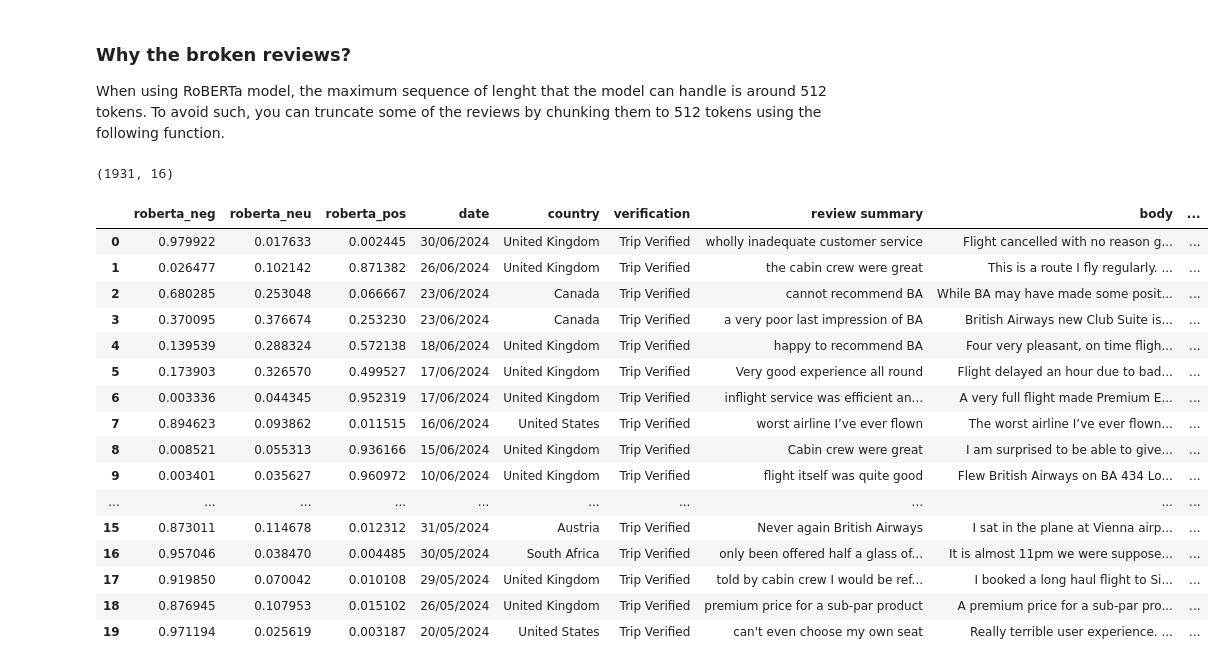
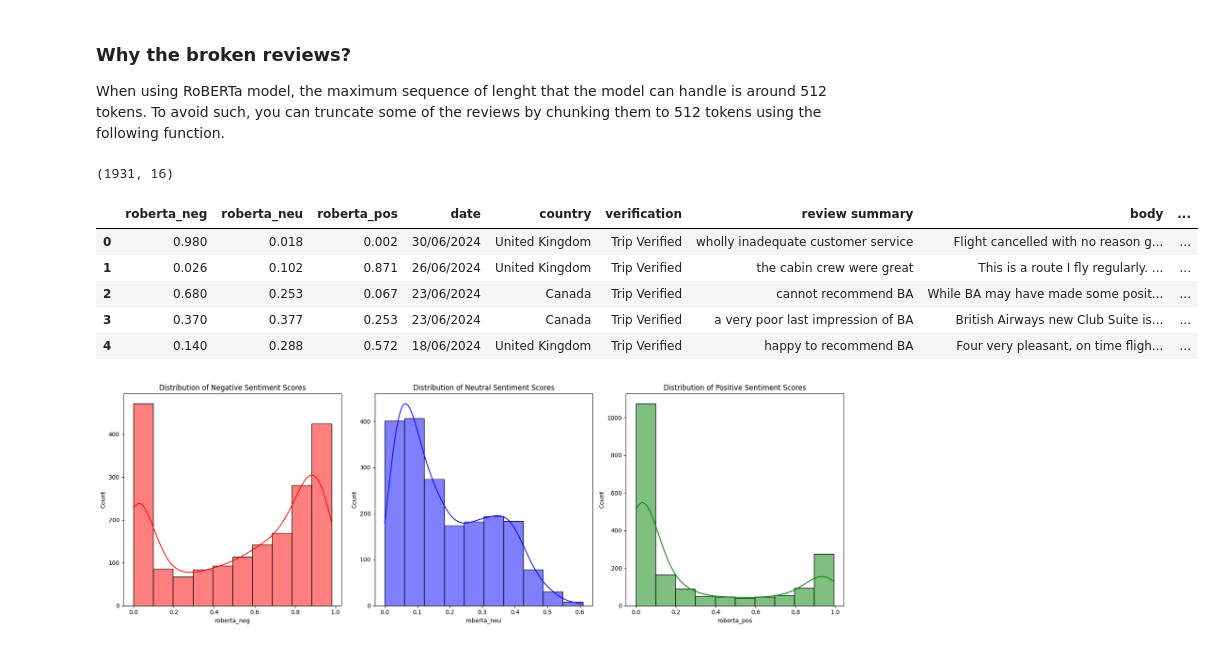
Before and after one commit to Ukomah/Customer-sentiment-analysis-for-british-airways-reviews, a Jupyter notebook: ba_reviews_analysis.ipynb, the cells around one changed output. Cells and saved outputs as stored; diff of their text form; code cells hidden in the pictures.

```diff
--- a/ba_reviews_analysis.ipynb
+++ b/ba_reviews_analysis.ipynb
@@ -248,6 +248,9 @@ def polarity_scores_roberta(text: str, max_length: int = 512):
         # Apply softmax to get probabilities
         scores = softmax(scores)
 
+        # Round the scores to 3 decimal places
+        scores = np.round(scores, 3)
+
         # Map the scores to a dictionary
         scores_dict = {
             'roberta_neg': scores[0],
@@ -339,25 +342,30 @@ When using RoBERTa model, the maximum sequence of lenght that the model can hand
 # %%
 # Convert the results to a DataFrame
 result_df = pd.DataFrame(res).T
 result_df  = result_df .merge(df, left_index=True, right_index=True)
 print(result_df .shape)
-result_df.head(20)
+result_df.head()
 # %% [output]
 (1931, 16)
 |  | roberta_neg | roberta_neu | roberta_pos | date | country | verification | review summary | body | ... |
-| 0 | 0.979922 | 0.017633 | 0.002445 | 30/06/2024 | United Kingdom | Trip Verified | wholly inadequate customer service | Flight cancelled with no reason g... | ... |
-| 1 | 0.026477 | 0.102142 | 0.871382 | 26/06/2024 | United Kingdom | Trip Verified | the cabin crew were great | This is a route I fly regularly. ... | ... |
-| 2 | 0.680285 | 0.253048 | 0.066667 | 23/06/2024 | Canada | Trip Verified | cannot recommend BA | While BA may have made some posit... | ... |
-| 3 | 0.370095 | 0.376674 | 0.253230 | 23/06/2024 | Canada | Trip Verified | a very poor last impression of BA | British Airways new Club Suite is... | ... |
-| 4 | 0.139539 | 0.288324 | 0.572138 | 18/06/2024 | United Kingdom | Trip Verified | happy to recommend BA | Four very pleasant, on time fligh... | ... |
-| 5 | 0.173903 | 0.326570 | 0.499527 | 17/06/2024 | United Kingdom | Trip Verified | Very good experience all round | Flight delayed an hour due to bad... | ... |
-| 6 | 0.003336 | 0.044345 | 0.952319 | 17/06/2024 | United Kingdom | Trip Verified | inflight service was efficient an... | A very full flight made Premium E... | ... |
-| 7 | 0.894623 | 0.093862 | 0.011515 | 16/06/2024 | United States | Trip Verified | worst airline I’ve ever flown | The worst airline I’ve ever flown... | ... |
-| 8 | 0.008521 | 0.055313 | 0.936166 | 15/06/2024 | United Kingdom | Trip Verified | Cabin crew were great | I am surprised to be able to give... | ... |
-| 9 | 0.003401 | 0.035627 | 0.960972 | 10/06/2024 | United Kingdom | Trip Verified | flight itself was quite good | Flew British Airways on BA 434 Lo... | ... |
-| ... | ... | ... | ... | ... | ... | ... | ... | ... | ... |
-| 15 | 0.873011 | 0.114678 | 0.012312 | 31/05/2024 | Austria | Trip Verified | Never again British Airways | I sat in the plane at Vienna airp... | ... |
-| 16 | 0.957046 | 0.038470 | 0.004485 | 30/05/2024 | South Africa | Trip Verified | only been offered half a glass of... | It is almost 11pm we were suppose... | ... |
-| 17 | 0.919850 | 0.070042 | 0.010108 | 29/05/2024 | United Kingdom | Trip Verified | told by cabin crew I would be ref... | I booked a long haul flight to Si... | ... |
-| 18 | 0.876945 | 0.107953 | 0.015102 | 26/05/2024 | United Kingdom | Trip Verified | premium price for a sub-par product | A premium price for a sub-par pro... | ... |
-| 19 | 0.971194 | 0.025619 | 0.003187 | 20/05/2024 | United States | Trip Verified | can't even choose my own seat | Really terrible user experience. ... | ... |
+| 0 | 0.980 | 0.018 | 0.002 | 30/06/2024 | United Kingdom | Trip Verified | wholly inadequate customer service | Flight cancelled with no reason g... | ... |
+| 1 | 0.026 | 0.102 | 0.871 | 26/06/2024 | United Kingdom | Trip Verified | the cabin crew were great | This is a route I fly regularly. ... | ... |
+| 2 | 0.680 | 0.253 | 0.067 | 23/06/2024 | Canada | Trip Verified | cannot recommend BA | While BA may have made some posit... | ... |
+| 3 | 0.370 | 0.377 | 0.253 | 23/06/2024 | Canada | Trip Verified | a very poor last impression of BA | British Airways new Club Suite is... | ... |
+| 4 | 0.140 | 0.288 | 0.572 | 18/06/2024 | United Kingdom | Trip Verified | happy to recommend BA | Four very pleasant, on time fligh... | ... |
+# %%
+# Plotting using Seaborn
+# Plot the distribution of sentiment scores
+fig, axs = plt.subplots(1, 3, figsize=(18, 6))
+
+sns.histplot(result_df['roberta_neg'], bins=10, kde=True, ax=axs[0], color='red')
+axs[0].set_title('Distribution of Negative Sentiment Scores')
+sns.histplot(result_df['roberta_neu'], bins=10, kde=True, ax=axs[1], color='blue')
+axs[1].set_title('Distribution of Neutral Sentiment Scores')
+sns.histplot(result_df['roberta_pos'], bins=10, kde=True, ax=axs[2], color='green')
+axs[2].set_title('Distribution of Positive Sentiment Scores')
+
+plt.tight_layout()
+plt.show()
+# %% [output]
+[figure, added]
```
Also changed, not shown: parts of 3 cells of this notebook.
